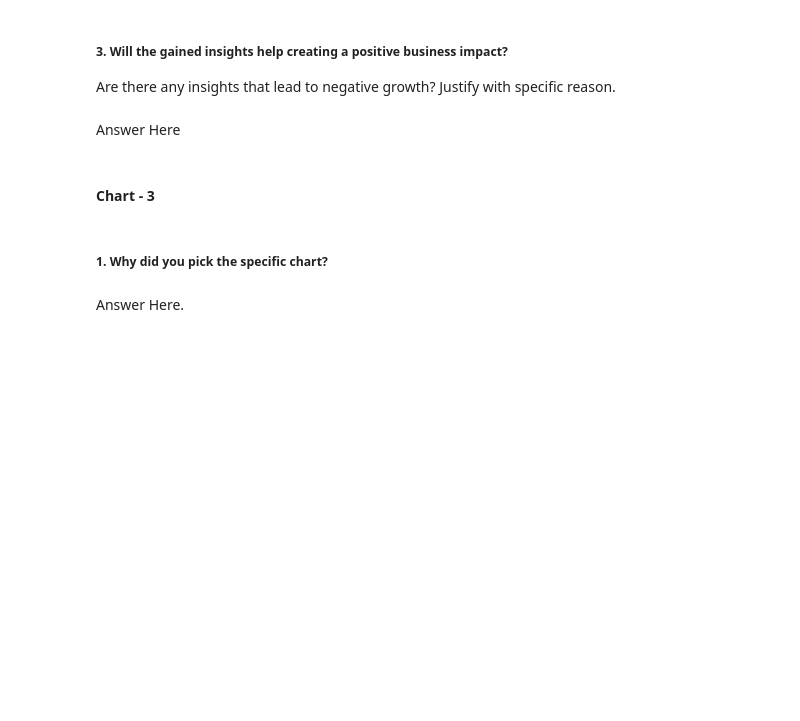
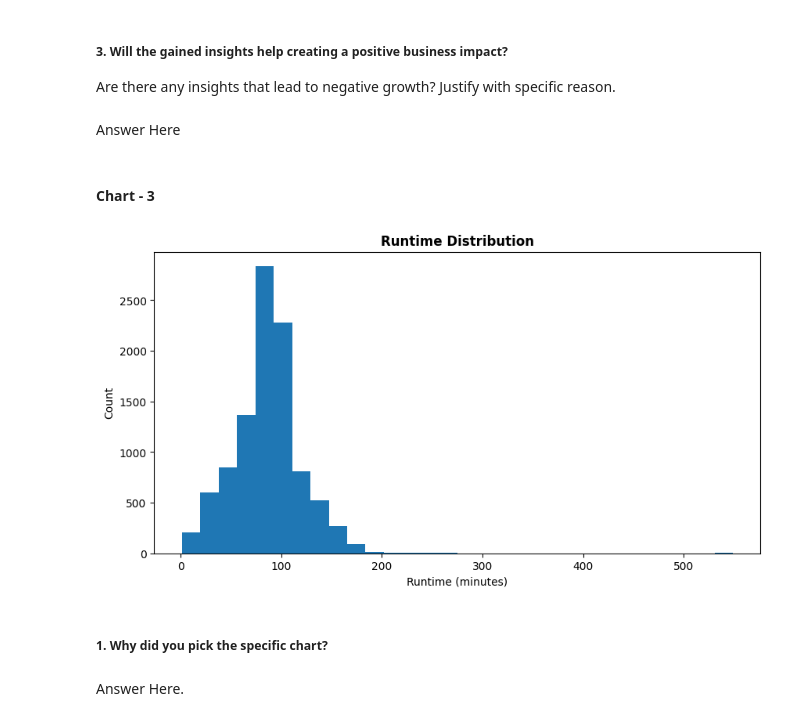
Before and after one commit to Ankush432-cloud/Amazon_Prime_TV_Shows_and_Movies_EDA_Project, a Jupyter notebook: Amazon_Prime_TV_Shows_and_Movies_EDA.ipynb, the cells around one changed output. Drawn from its saved outputs; the diff is of its cells as text; code cells hidden in the pictures; blank space fills up the shorter version.

```diff
--- a/Amazon_Prime_TV_Shows_and_Movies_EDA.ipynb
+++ b/Amazon_Prime_TV_Shows_and_Movies_EDA.ipynb
@@ -654,3 +741,13 @@ Answer Here
+# %%
+# Chart - 3 visualization code
+movies_df['runtime'].plot.hist(bins=30, figsize=(10, 5))
+
+plt.title('Runtime Distribution', fontweight='bold')
+plt.xlabel('Runtime (minutes)')
+plt.ylabel('Count')
+plt.show()
+# %% [output]
+[figure, added]
 # %% [markdown]
 ##### 1. Why did you pick the specific chart?
 # %% [markdown]
```
Also changed, not shown: parts of 65 cells of this notebook.
